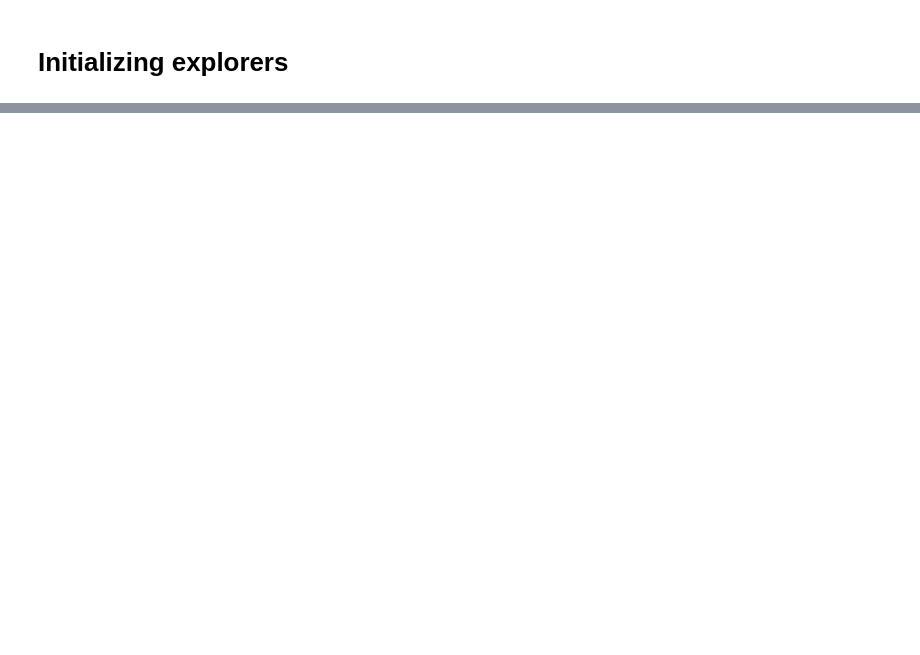
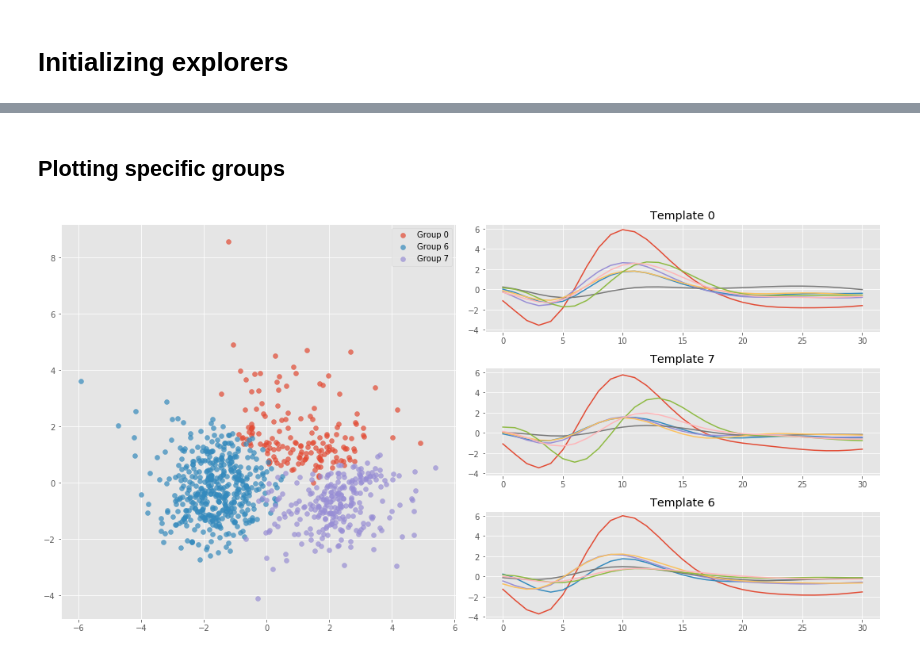
Before and after one commit to edublancas/neural-clustering, a Jupyter notebook: notebooks/4-criticism.ipynb, the cells around one changed output, grey strips where cells are left out. Drawn from its saved outputs; the diff is of its cells as text; code cells hidden in the pictures; blank space fills up the shorter version.

```diff
--- a/notebooks/4-criticism.ipynb
+++ b/notebooks/4-criticism.ipynb
@@ -126,0 +116,6 @@ explorer_train.plot_lda(group_ids=[7, 9, 10], channels=range(7))
+# %% [markdown]
+## Plotting specific groups
+# %%
+explorer_train.plot_waveforms_and_clusters(group_id=0)
+# %% [output]
+[figure, added]
```
Also changed, not shown: parts of 13 cells of this notebook, 1 other file.
